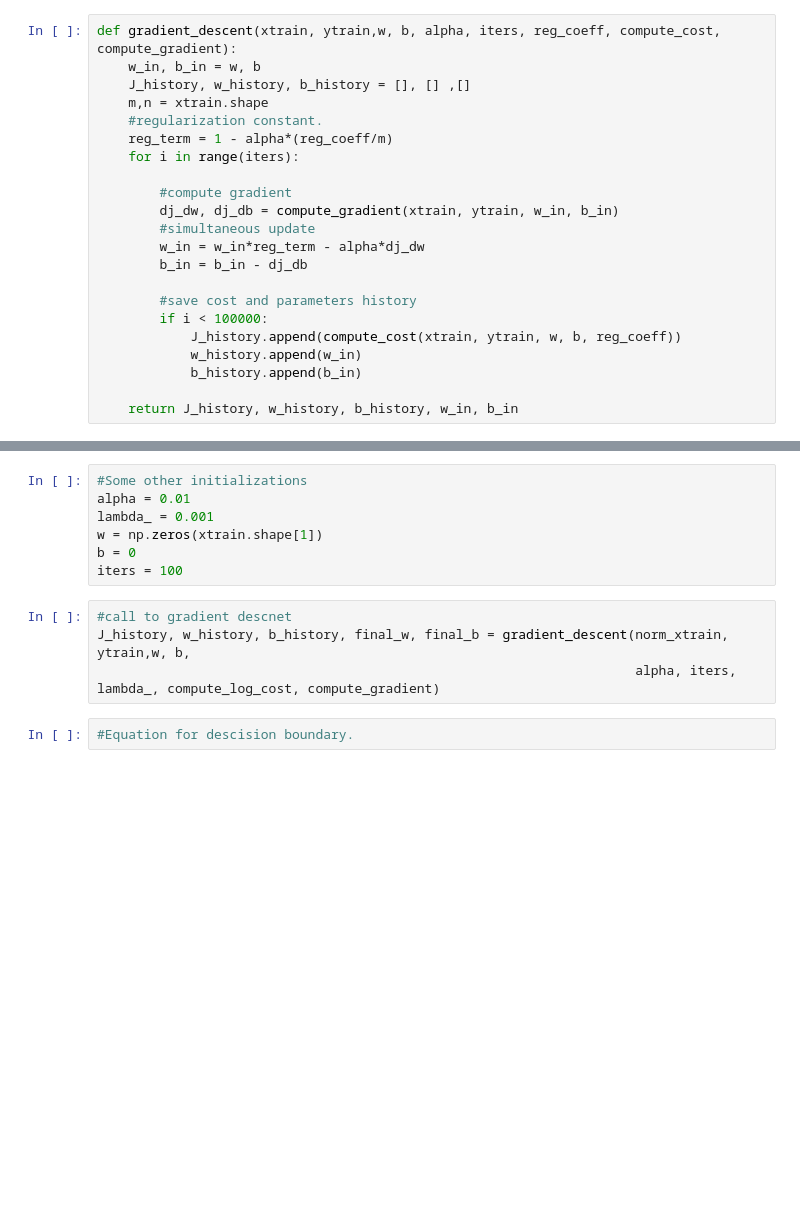
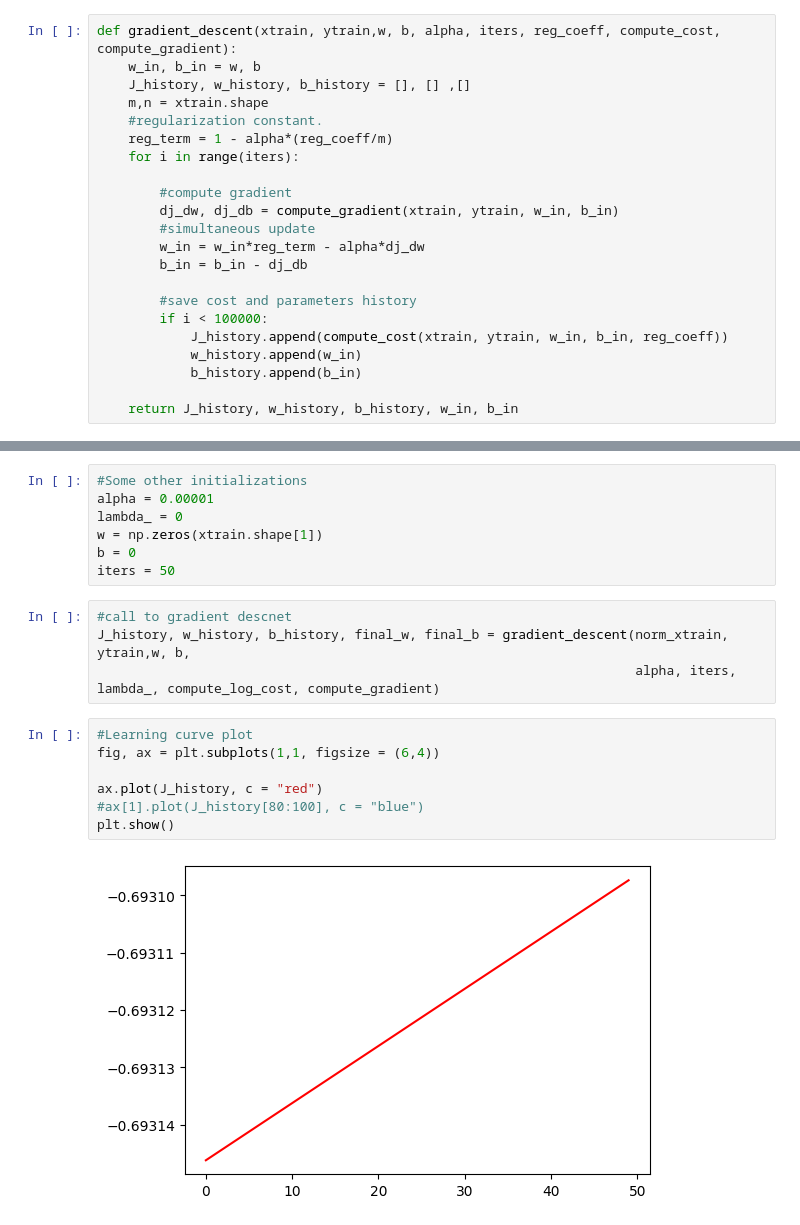
Before and after one commit to Cshefali/ML-Algorithms-Implementation, a Jupyter notebook: Python/Classification/Logistic regression .ipynb, the cells around one changed output, grey strips where cells are left out. Drawn from its saved outputs; the diff is of its cells as text; blank space fills up the shorter version.

```diff
--- a/Python/Classification/Logistic regression .ipynb
+++ b/Python/Classification/Logistic regression .ipynb
@@ -146,7 +158,7 @@ def gradient_descent(xtrain, ytrain,w, b, alpha, iters, reg_coeff, compute_cost,
 
         #save cost and parameters history
         if i < 100000:
-            J_history.append(compute_cost(xtrain, ytrain, w, b, reg_coeff))
+            J_history.append(compute_cost(xtrain, ytrain, w_in, b_in, reg_coeff))
             w_history.append(w_in)
             b_history.append(b_in)
 
@@ -181,14 +193,21 @@ def normalize(df):
 norm_mean, norm_sd, norm_xtrain = normalize(xtrain)
 # %%
 #Some other initializations
-alpha = 0.01
-lambda_ = 0.001
+alpha = 0.00001
+lambda_ = 0
 w = np.zeros(xtrain.shape[1])
 b = 0
-iters = 100
+iters = 50
 # %%
 #call to gradient descnet
 J_history, w_history, b_history, final_w, final_b = gradient_descent(norm_xtrain, ytrain,w, b,
                                                                      alpha, iters, lambda_, compute_log_cost, compute_gradient)
 # %%
-#Equation for descision boundary.
+#Learning curve plot
+fig, ax = plt.subplots(1,1, figsize = (6,4))
+
+ax.plot(J_history, c = "red")
+#ax[1].plot(J_history[80:100], c = "blue")
+plt.show()
+# %% [output]
+[figure, added]
```
Also changed, not shown: parts of 16 cells of this notebook, 1 other file.
